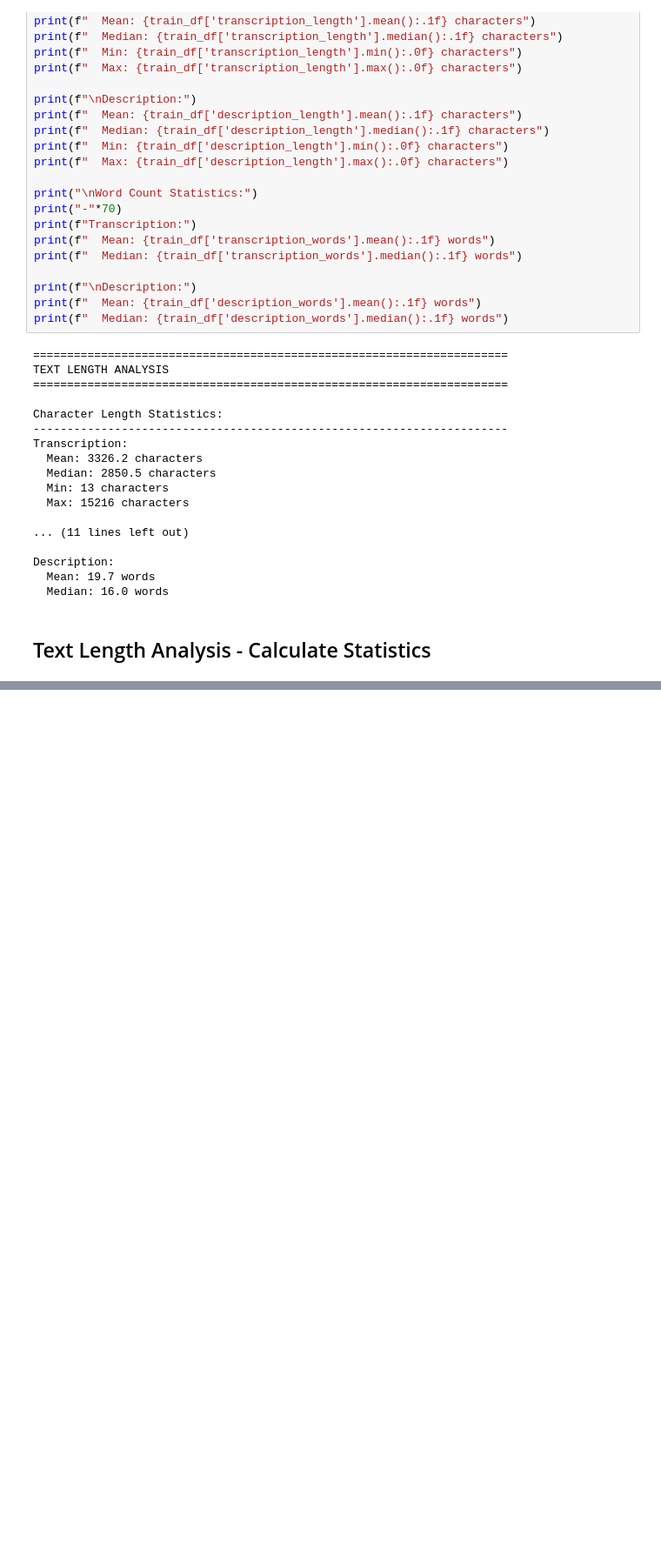
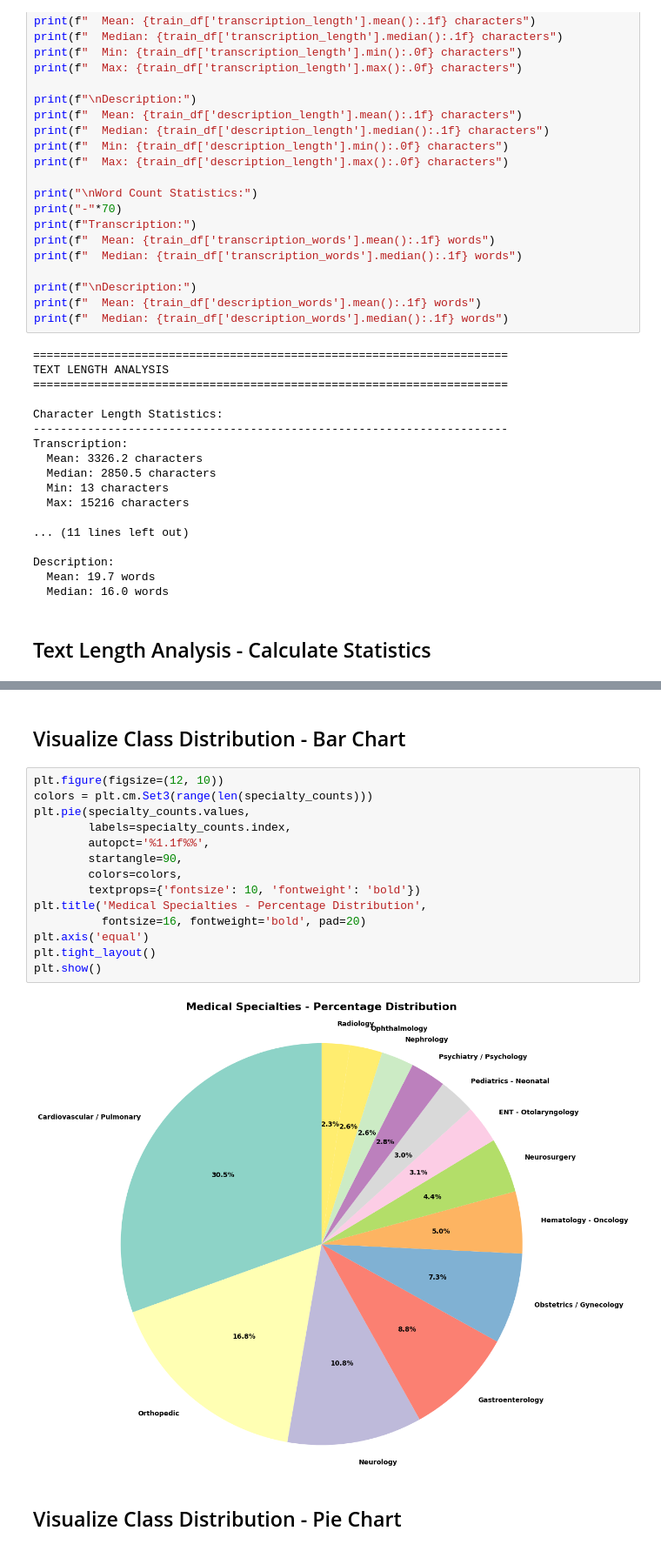
Before and after one commit to DasunNirmal/medical-ml-final-project, a Jupyter notebook: notebooks/1_eda_and_preprocessing.ipynb, the cells around one changed output, grey strips where cells are left out. Shown at 87% size. Saved outputs shown, nothing was run; the diff lists cells and outputs as text; blank space fills up the shorter version.

```diff
--- a/notebooks/1_eda_and_preprocessing.ipynb
+++ b/notebooks/1_eda_and_preprocessing.ipynb
@@ -178,0 +302,24 @@ This helps us understand document sizes and choose appropriate features -->
+# %% [markdown]
+## Visualize Class Distribution - Bar Chart
+<!-- Purpose: Create a clear visual representation of specialty distribution
+Essential for stakeholder communication -->
+# %%
+plt.figure(figsize=(12, 10))
+colors = plt.cm.Set3(range(len(specialty_counts)))
+plt.pie(specialty_counts.values,
+        labels=specialty_counts.index,
+        autopct='%1.1f%%',
+        startangle=90,
+        colors=colors,
+        textprops={'fontsize': 10, 'fontweight': 'bold'})
+plt.title('Medical Specialties - Percentage Distribution',
+          fontsize=16, fontweight='bold', pad=20)
+plt.axis('equal')
+plt.tight_layout()
+plt.show()
+# %% [output]
+[figure, added]
+# %% [markdown]
+## Visualize Class Distribution - Pie Chart
+<!-- Purpose: Show percentage distribution of specialties
+Alternative visualization for understanding class proportions -->
```
Also changed, not shown: parts of 15 cells of this notebook.
